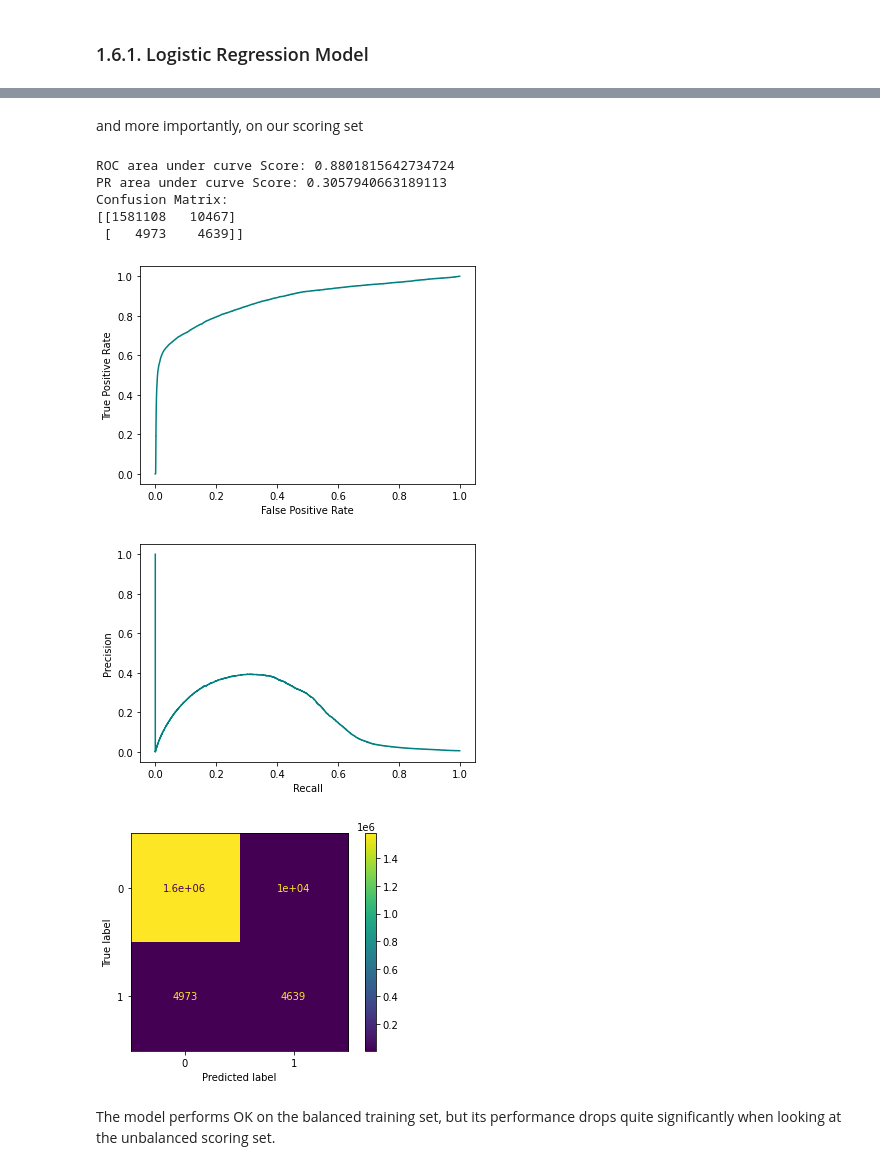
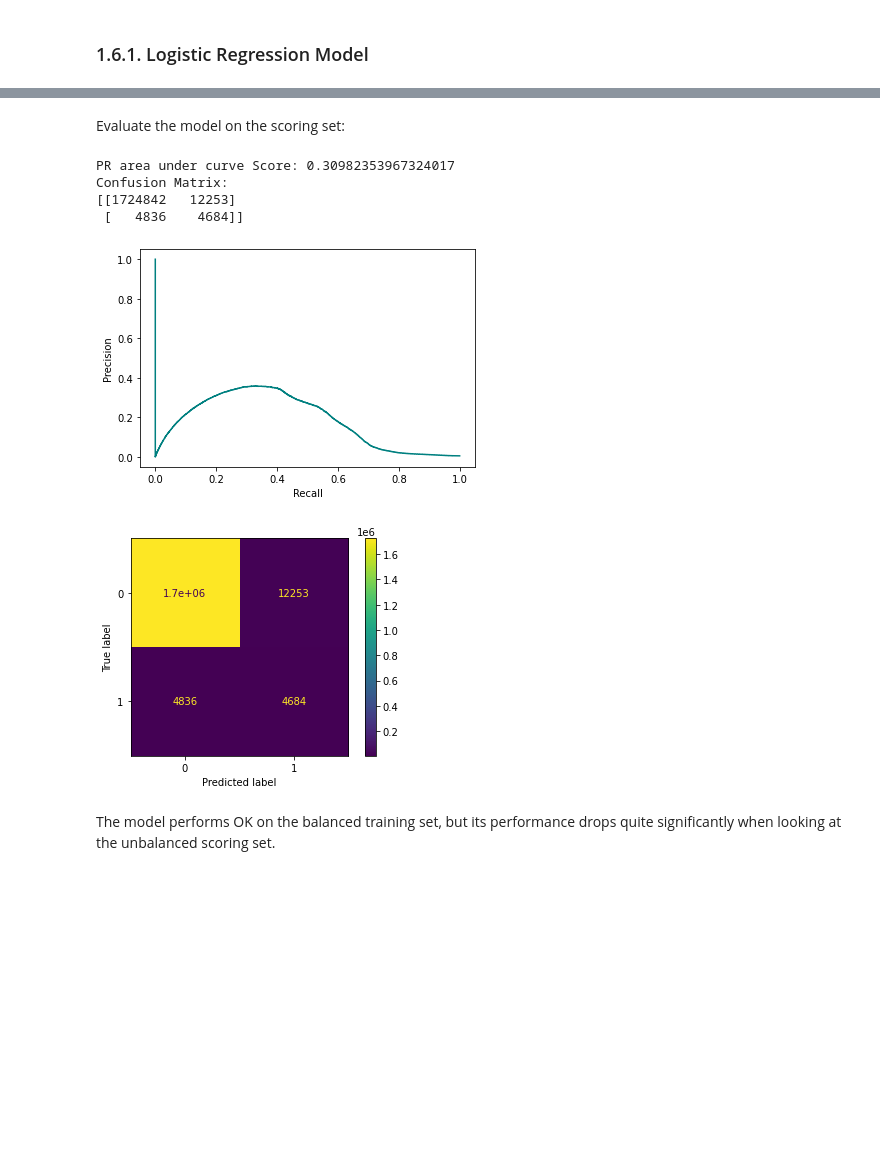
Before and after one commit to oracle-samples/oci-data-science-ai-samples, a Jupyter notebook: labs/dataflow_in_ds_fraud_detection/Credit Card Fraud detection example.ipynb, the cells around one changed output, grey strips where cells are left out. Saved outputs shown, nothing was run; the diff lists cells and outputs as text; code cells hidden in the pictures; blank space fills up the shorter version.

```diff
--- a/labs/dataflow_in_ds_fraud_detection/Credit Card Fraud detection example.ipynb
+++ b/labs/dataflow_in_ds_fraud_detection/Credit Card Fraud detection example.ipynb
@@ -546,0 +403,2 @@ cc_df_sample.filter(col('is_fraud') == 0)\
+# %%
+df_sample = df.sample(False, 0.05)
@@ -688,2 +698,2 @@ distance_udf = udf(lambda lat, long, merch_lat, merch_long: distance(lat, long,
 # %%
-cc_df_sample = cc_df_sample.withColumn("distance", distance_udf(col('lat'), col('long'), col('merch_lat'), col('merch_long')))
+df_sample = df_sample.withColumn("distance", distance_udf(col('lat'), col('long'), col('merch_lat'), col('merch_long')))
@@ -766,5 +809,5 @@ Putting it all together:
 # %%
-df2 = create_feature_columns(cc_df_sample)
+df2 = create_feature_columns(df_sample)
 pipeline_model = create_feature_encoding_pipeline(df2)
 df2 = encode_features(df2, pipeline_model)
 # %% [markdown]
@@ -848,19 +902,21 @@ The next cell is a helper function to perform these function, which we will use
 # %%
-def eval_model(results, data):
+def eval_model(model, data, balanced=True):
 
-    preds = results.transform(data)
+    preds = model.transform(data)
     y_preds = preds.select('prediction').rdd.keys().collect()
     y_score = preds.select(vector_to_array("probability")[1]).rdd.keys().collect()
     y = preds.select("is_fraud").rdd.keys().collect()
-    fpr, tpr, _ = roc_curve(y, y_score)
+    if balanced:
+        fpr, tpr, _ = roc_curve(y, y_score)
+        print(f"ROC area under curve Score: {roc_auc_score(y, y_score)}")
     prec, recall, _ = precision_recall_curve(y, y_score)
     cm = confusion_matrix(y, y_preds)
-    print(f"ROC area under curve Score: {roc_auc_score(y, y_score)}")
     pr = np.array([prec, recall]).T
     pr = pr[pr[:,0].argsort()]
     print(f"PR area under curve Score: {auc(pr[:,0], pr[:,1])}")
     print(f"Confusion Matrix:")
     print(cm)
-    roc_display = RocCurveDisplay(fpr=fpr, tpr=tpr).plot()
+    if balanced:
+        roc_display = RocCurveDisplay(fpr=fpr, tpr=tpr).plot()
     pr_display = PrecisionRecallDisplay(precision=prec, recall=recall).plot()
     cm_display = ConfusionMatrixDisplay(confusion_matrix=cm).plot()
@@ -917,16 +965,14 @@ Confusion Matrix:
-# %% [markdown]
-and more importantly, on our scoring set
+# %% [markdown]
+Evaluate the model on the scoring set:
 # %%
-eval_model(model_lr, scoring_df)
+eval_model(model_lr, scoring_df, balanced=False)
 # %% [output]
-ROC area under curve Score: 0.8801815642734724
-PR area under curve Score: 0.3057940663189113
+PR area under curve Score: 0.30982353967324017
 Confusion Matrix:
-[[1581108   10467]
- [   4973    4639]]
+[[1724842   12253]
+ [   4836    4684]]
-[figure, old version]
+[figure, new version]
-[figure, old version]
+[figure, new version]
-[figure, removed]
 # %% [markdown]
 The model performs OK on the balanced training set, but its performance drops quite significantly when looking at the unbalanced scoring set.
 # %% [markdown]
```
Also changed, not shown: parts of 260 cells of this notebook.
